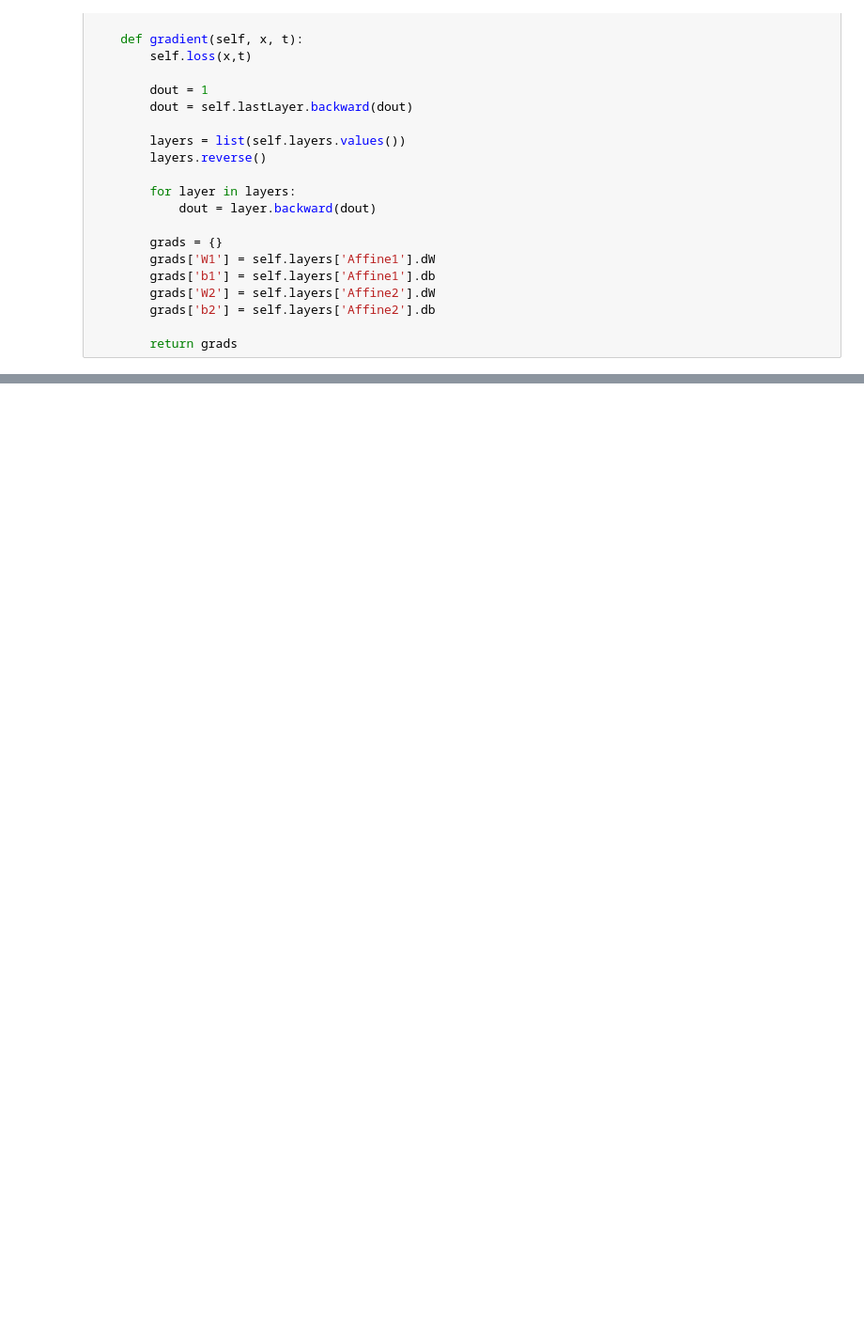
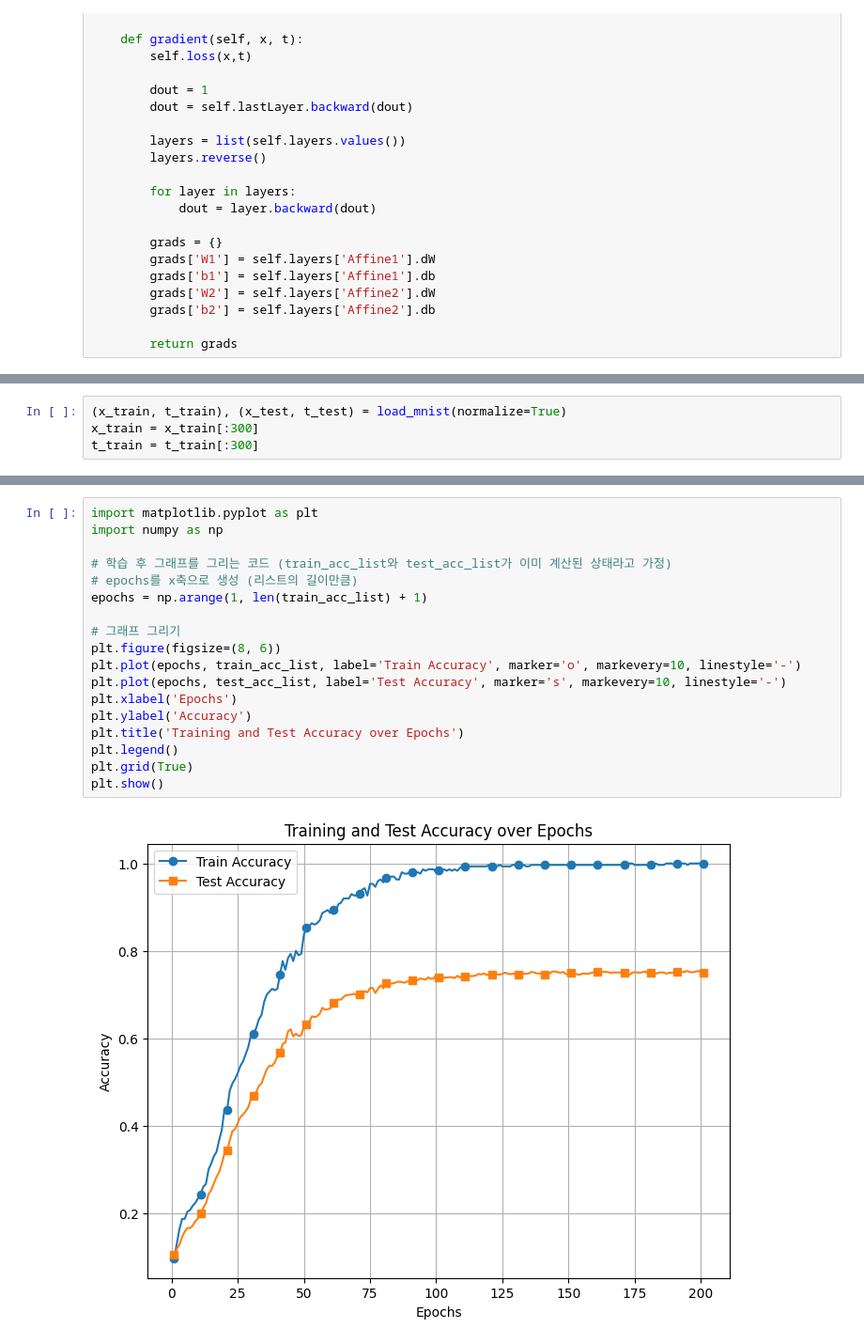
Before and after one commit to DelosIndustry/My-Deep-Learning-from-Scratch, a Jupyter notebook: DLfromScratch_no1.ipynb, the cells around one changed output, grey strips where cells are left out. Shown at 94% size. Drawn from its saved outputs; the diff is of its cells as text; blank space fills up the shorter version.

```diff
--- a/DLfromScratch_no1.ipynb
+++ b/DLfromScratch_no1.ipynb
@@ -1412,0 +1623,4 @@ for i in range(iters_num):
+# %%
+(x_train, t_train), (x_test, t_test) = load_mnist(normalize=True)
+x_train = x_train[:300]
+t_train = t_train[:300]
@@ -1412,0 +1660,20 @@ for i in range(iters_num):
+# %%
+import matplotlib.pyplot as plt
+import numpy as np
+
+# 학습 후 그래프를 그리는 코드 (train_acc_list와 test_acc_list가 이미 계산된 상태라고 가정)
+# epochs를 x축으로 생성 (리스트의 길이만큼)
+epochs = np.arange(1, len(train_acc_list) + 1)
+
+# 그래프 그리기
+plt.figure(figsize=(8, 6))
+plt.plot(epochs, train_acc_list, label='Train Accuracy', marker='o', markevery=10, linestyle='-')
+plt.plot(epochs, test_acc_list, label='Test Accuracy', marker='s', markevery=10, linestyle='-')
+plt.xlabel('Epochs')
+plt.ylabel('Accuracy')
+plt.title('Training and Test Accuracy over Epochs')
+plt.legend()
+plt.grid(True)
+plt.show()
+# %% [output]
+[figure, added]
```
Also changed, not shown: parts of 21 cells of this notebook.
